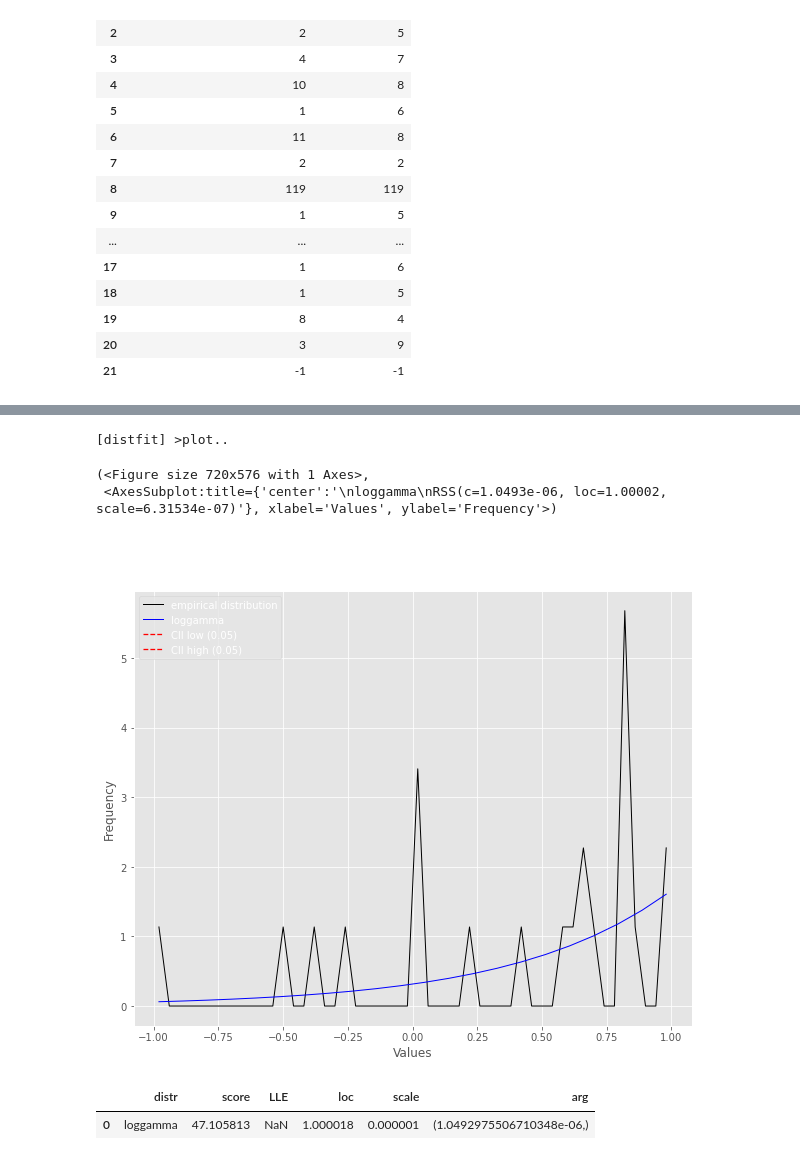
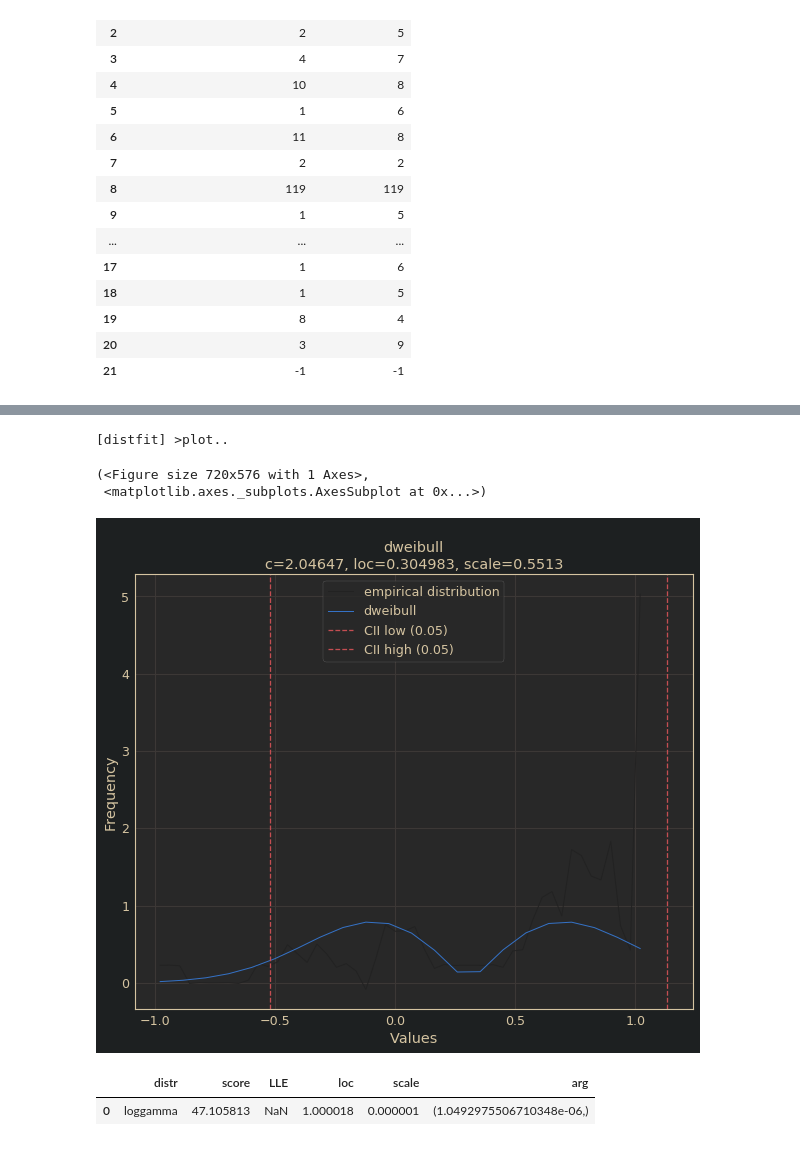
Before and after one commit to zeroknowledgediscovery/emergenet, a Jupyter notebook: tex/Figures/plotdata/ntb_seasonal_results/Untitled.ipynb, the cells around one changed output, grey strips where cells are left out. Drawn from its saved outputs; the diff is of its cells as text; code cells hidden in the pictures.

```diff
--- a/tex/Figures/plotdata/ntb_seasonal_results/Untitled.ipynb
+++ b/tex/Figures/plotdata/ntb_seasonal_results/Untitled.ipynb
@@ -63,10 +130,10 @@ lf.hist()
 from distfit import distfit
 #import distfit
 # %%
-dist = distfit()
+dist = distfit(smooth=5)
 
 # Search for best theoretical fit on your empirical data
-dist.fit_transform(np.exp(lf.values))
+dist.fit_transform(lf.values)
 # %% [output]
 [distfit] >fit..
 [distfit] >transform..
@@ -100,13 +168,19 @@ dist.fit_transform(np.exp(lf.values))
  'weighted': True,
  'f': 1.5}
-# %%
-plt.style.use('ggplot')
-dist.plot()
-# %% [output]
-[distfit] >plot..
-(<Figure size 720x576 with 1 Axes>,
- <AxesSubplot:title={'center':'\nloggamma\nRSS(c=1.0493e-06, loc=1.00002, scale=6.31534e-07)'}, xlabel='Values', ylabel='Frequency'>)
-[figure, removed]
+# %%
+# import jtplot submodule from jupyterthemes
+from jupyterthemes import jtplot
+
+# currently installed theme will be used to
+# set plot style if no arguments provided
+jtplot.style()
+#plt.style.use('dark_background')
+dist.plot()
+# %% [output]
+[distfit] >plot..
+(<Figure size 720x576 with 1 Axes>,
+ <matplotlib.axes._subplots.AxesSubplot at 0x...>)
+[figure, added]
 # %%
 dist.summary
 # %% [output]
```
Also changed, not shown: parts of 9 cells of this notebook, 13 other files.
